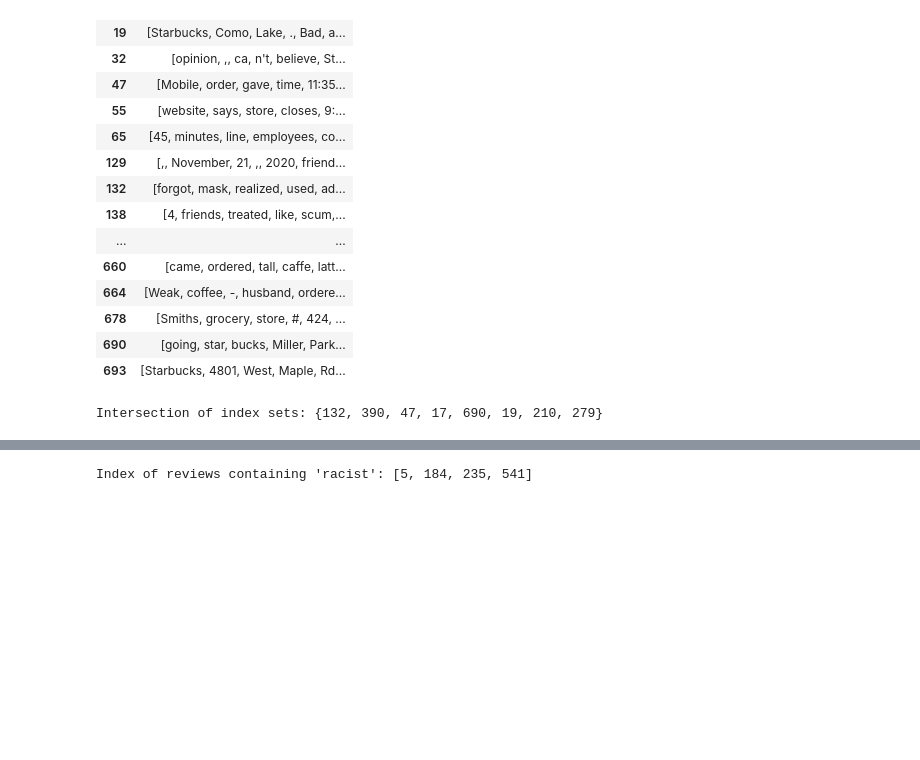
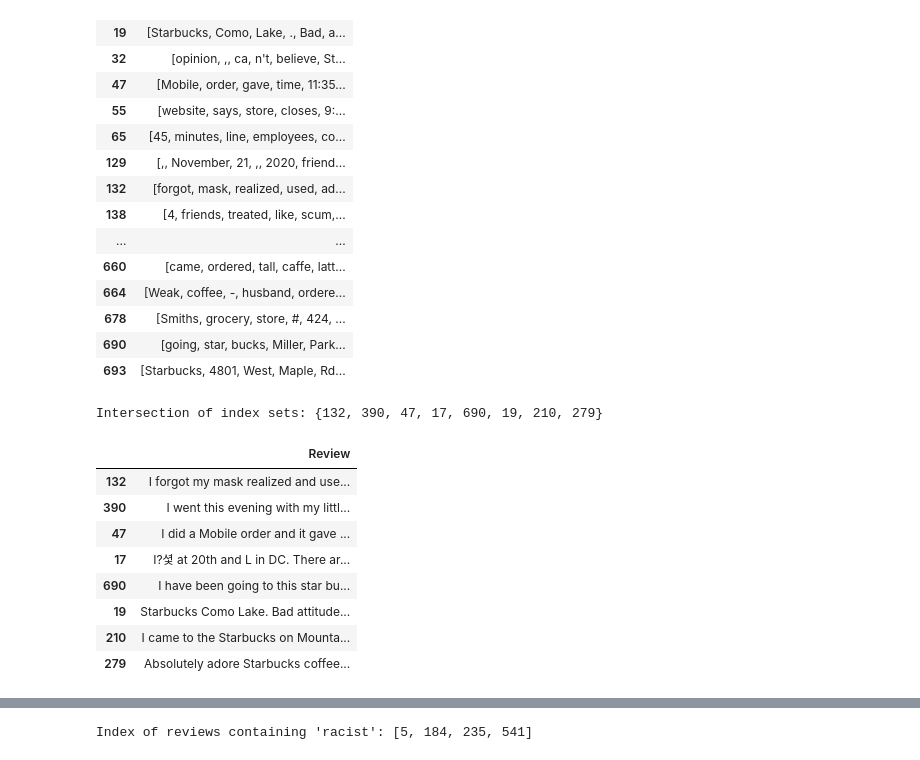
Before and after one commit to rich-hyun/Kuggle_9th_team_SAMTARBUCKS, a Jupyter notebook: 분류_프로젝트.ipynb, the cells around one changed output, grey strips where cells are left out. Cells and saved outputs as stored; diff of their text form; code cells hidden in the pictures; blank space fills up the shorter version.

```diff
--- a/분류_프로젝트.ipynb
+++ b/분류_프로젝트.ipynb
@@ -484,3 +483,15 @@ intersection = set(index_with_minute) & set(index_with_time) & set(index_with_wa
 print("Intersection of index sets:", intersection)
 # %% [output]
 Intersection of index sets: {132, 390, 47, 17, 690, 19, 210, 279}
+# %%
+df.iloc[list(intersection)]['Review'].to_frame()
+# %% [output]
+|  | Review |
+| 132 | I forgot my mask realized and use... |
+| 390 | I went this evening with my littl... |
+| 47 | I did a Mobile order and it gave ... |
+| 17 | I?셫 at 20th and L in DC. There ar... |
+| 690 | I have been going to this star bu... |
+| 19 | Starbucks Como Lake. Bad attitude... |
+| 210 | I came to the Starbucks on Mounta... |
+| 279 | Absolutely adore Starbucks coffee... |
```
Also changed, not shown: parts of 9 cells of this notebook.
